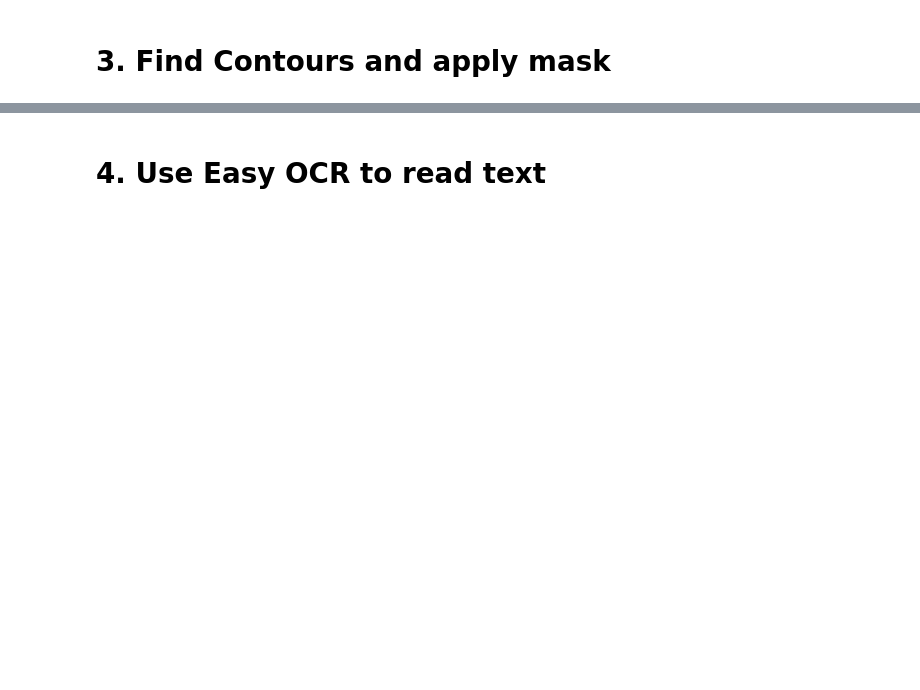
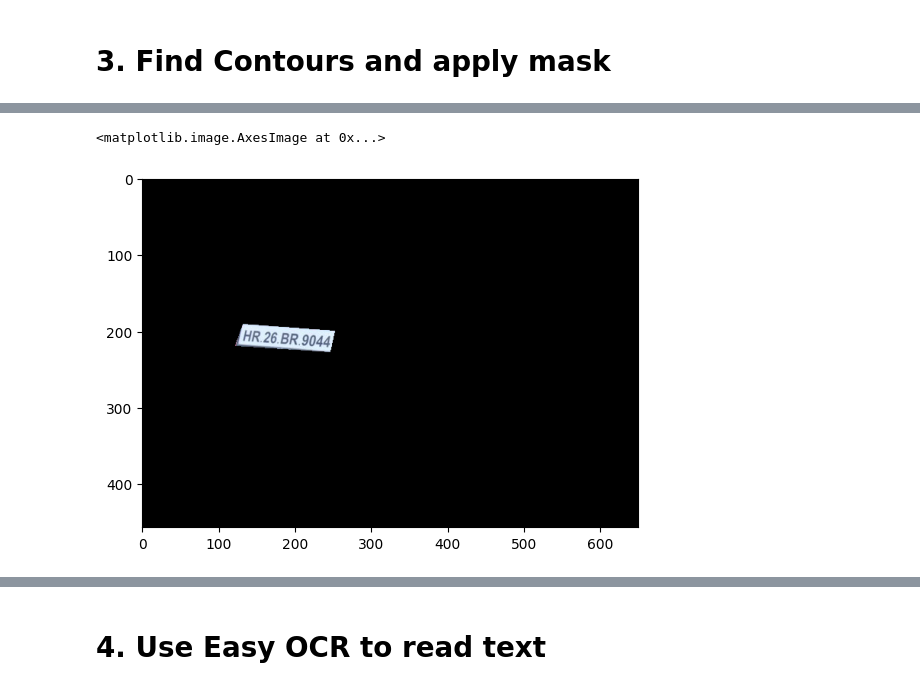
Before and after one commit to Jataz/anpr, a Jupyter notebook: anpr.ipynb, the cells around one changed output, grey strips where cells are left out. Drawn from its saved outputs; the diff is of its cells as text; code cells hidden in the pictures; blank space fills up the shorter version.

```diff
--- a/anpr.ipynb
+++ b/anpr.ipynb
@@ -42,7 +50,10 @@ mask = np.zeros(gray.shape, np.uint8)
 new_image = cv2.drawContours(mask,[location], 0,255, -1)
 new_image = cv2.bitwise_and(img, img, mask=mask)
 # %%
-plt.imshow(cv2.cvtColor(new_image, cv2.COLOR_BGR2RGB)
+plt.imshow(cv2.cvtColor(new_image, cv2.COLOR_BGR2RGB))
+# %% [output]
+<matplotlib.image.AxesImage at 0x...>
+[figure, added]
 # %%
 (x,y) = np.where(mask==255)
 (x1,y1) = (np.min(x), np.min(y))
```
Also changed, not shown: parts of 7 cells of this notebook, 5 other files.
